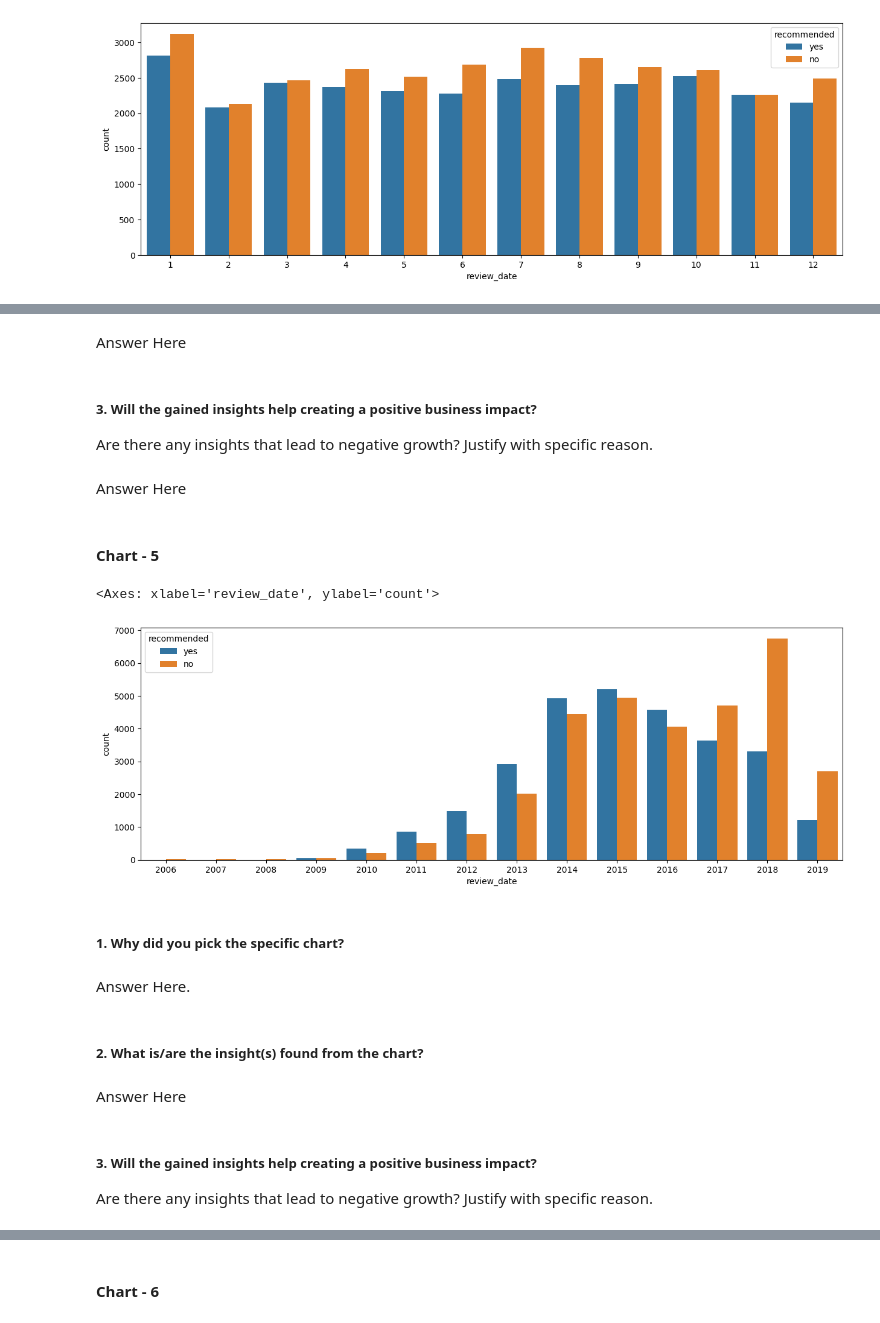
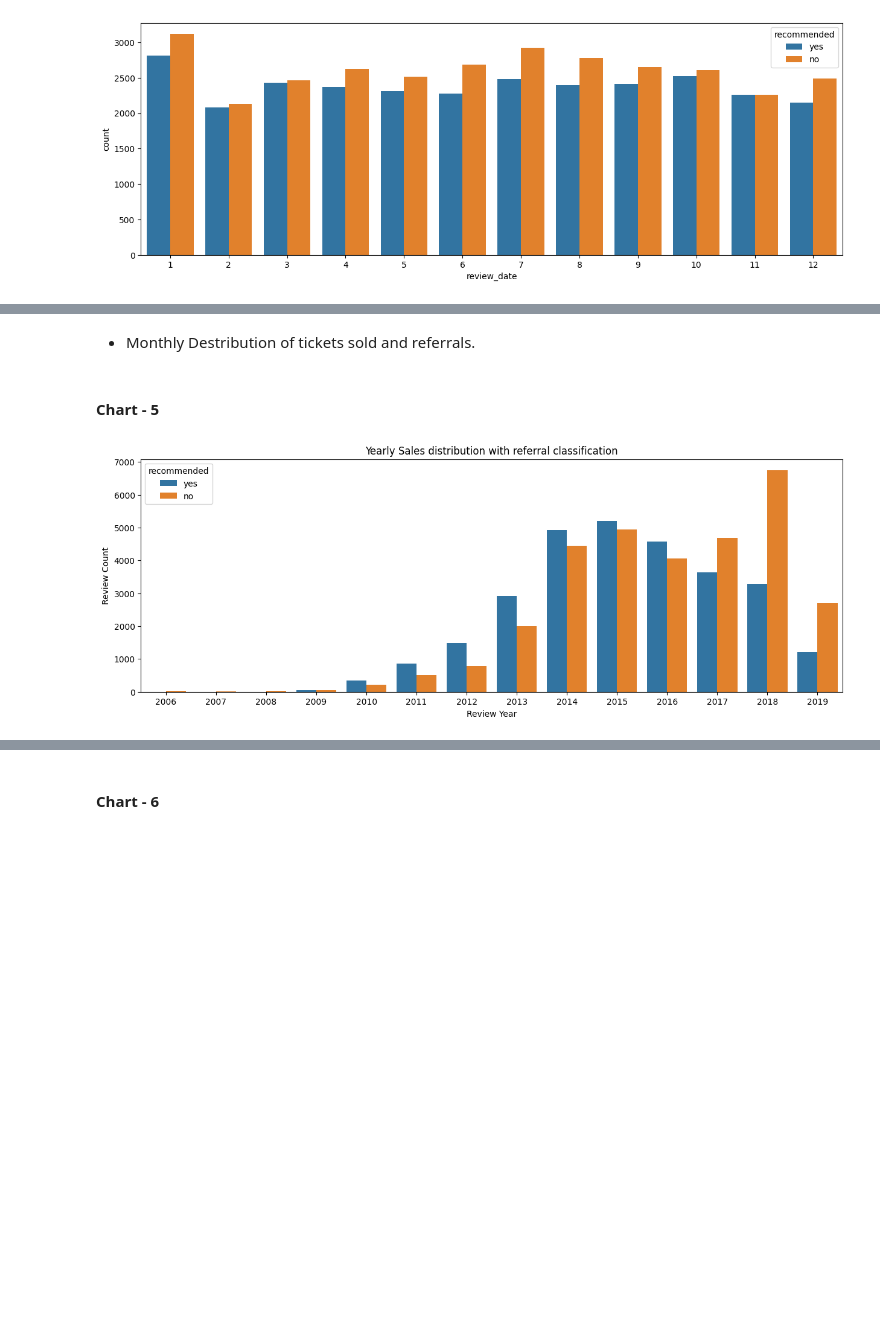
Before and after one commit to MrMRaut/Airline-Referral-Classification, a Jupyter notebook: Airline_Referral_Classification.ipynb, the cells around one changed output, grey strips where cells are left out. Cells and saved outputs as stored; diff of their text form; code cells hidden in the pictures; blank space fills up the shorter version.

```diff
--- a/Airline_Referral_Classification.ipynb
+++ b/Airline_Referral_Classification.ipynb
@@ -401,26 +370,14 @@ Answer Here.
-# %% [markdown]
-Answer Here
-# %% [markdown]
-##### 3. Will the gained insights help creating a positive business impact?
-Are there any insights that lead to negative growth? Justify with specific reason.
-# %% [markdown]
-Answer Here
+# %% [markdown]
+- Monthly Destribution of tickets sold and referrals.
 # %% [markdown]
 #### Chart - 5
 # %%
 # Chart - 5 visualization code
 sns.countplot(x = df.review_date.dt.year, hue = df.recommended)
+
+plt.title('Yearly Sales distribution with referral classification')
+plt.xlabel('Review Year')
+plt.ylabel('Review Count')
+plt.show()
 # %% [output]
-<Axes: xlabel='review_date', ylabel='count'>
-[figure, old version]
+[figure, new version]
-# %% [markdown]
-##### 1. Why did you pick the specific chart?
-# %% [markdown]
-Answer Here.
-# %% [markdown]
-##### 2. What is/are the insight(s) found from the chart?
-# %% [markdown]
-Answer Here
-# %% [markdown]
-##### 3. Will the gained insights help creating a positive business impact?
-Are there any insights that lead to negative growth? Justify with specific reason.
```
Also changed, not shown: parts of 82 cells of this notebook.
